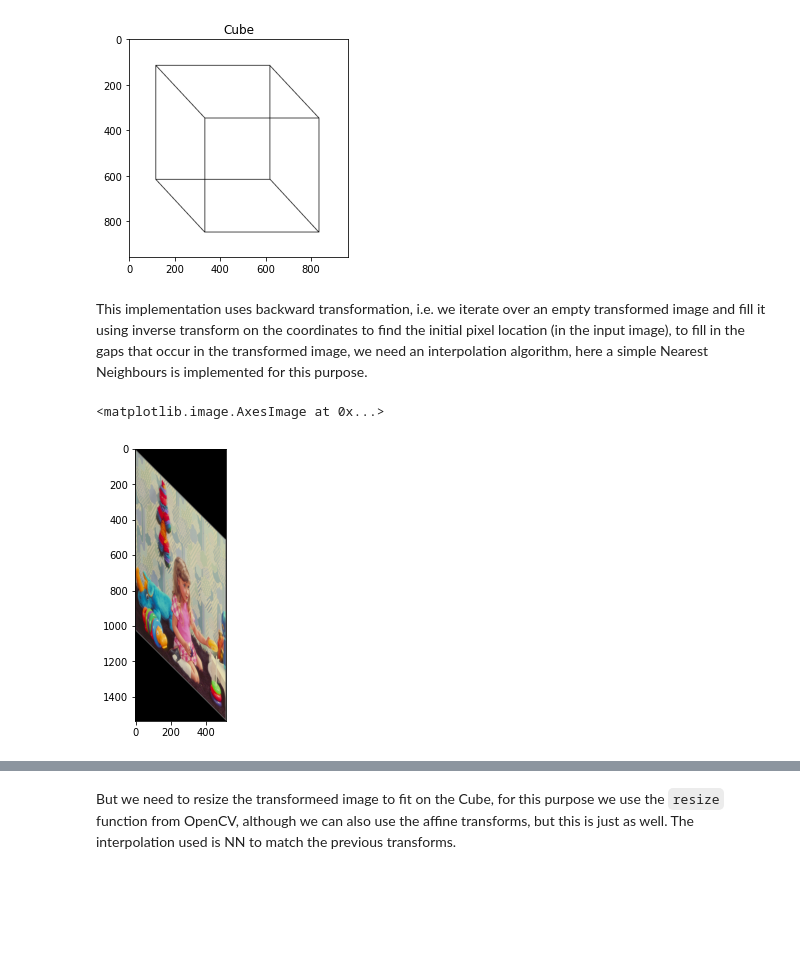
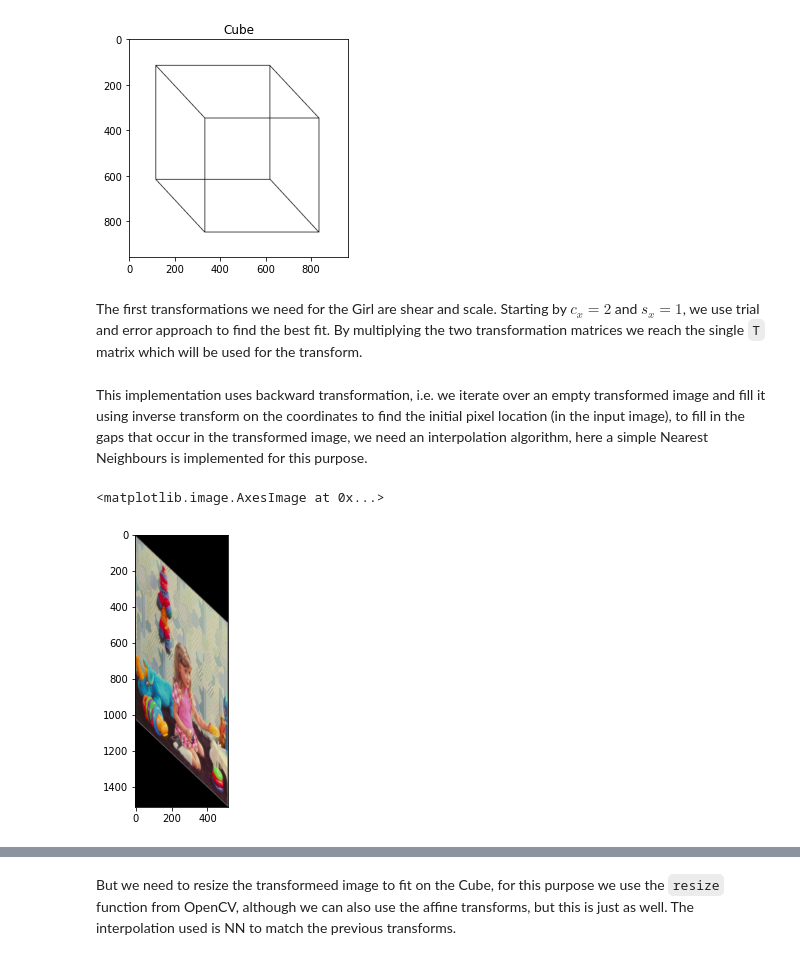
Before and after one commit to Af4rinz/CV-Codelets, a Jupyter notebook: Cube_Transform.ipynb, the cells around one changed output, grey strips where cells are left out. Cells and saved outputs as stored; diff of their text form; code cells hidden in the pictures; blank space fills up the shorter version.

```diff
--- a/Cube_Transform.ipynb
+++ b/Cube_Transform.ipynb
@@ -86,6 +85,8 @@ plt.imshow(cube)
 <class 'numpy.ndarray'>
 <matplotlib.image.AxesImage at 0x...>
 [figure]
+# %% [markdown]
+The first transformations we need for the Girl are shear and scale. Starting by ${c_x = 2}$ and ${s_x = 1}$, we use trial and error approach to find the best fit. By multiplying the two transformation matrices we reach the single `T` matrix which will be used for the transform.
 # %% [markdown]
 This implementation uses backward transformation, i.e. we iterate over an empty transformed image and fill it using inverse transform on the coordinates to find the initial pixel location (in the input image), to fill in the gaps that occur in the transformed image, we need an interpolation algorithm, here a simple Nearest Neighbours is implemented for this purpose.
 # %%
@@ -122,13 +123,15 @@ def affine_transform (img, r, c, T):
       transformed[i, j,:] = nearest_neighbours(i, j, img, T_inv)
   return transformed
 # %%
-T = np.array([[2, 1, 0],
+T = np.array([[2, 0.95, 0],
               [0, 1, 0],
               [0, 0, 1]])
-girl_transformed = np.zeros((1536, 512, 3), dtype=np.uint8)
-girl_transformed = affine_transform(girl_img, 1536, 512, T)
+# calculate output size
+out_shape = (np.ceil(np.array([lena_img.shape[0], lena_img.shape[1], 1]) @ T.transpose())) .astype(int)
+girl_transformed = np.zeros((out_shape[0], out_shape[1], 3), dtype=np.uint8)
+girl_transformed = affine_transform(girl_img, out_shape[0], out_shape[1], T)
 plt.figure(figsize=(5,5))
 plt.imshow(girl_transformed)
 # %% [output]
 <matplotlib.image.AxesImage at 0x...>
-[figure, old version]
+[figure, new version]
```
Also changed, not shown: parts of 16 cells of this notebook.
